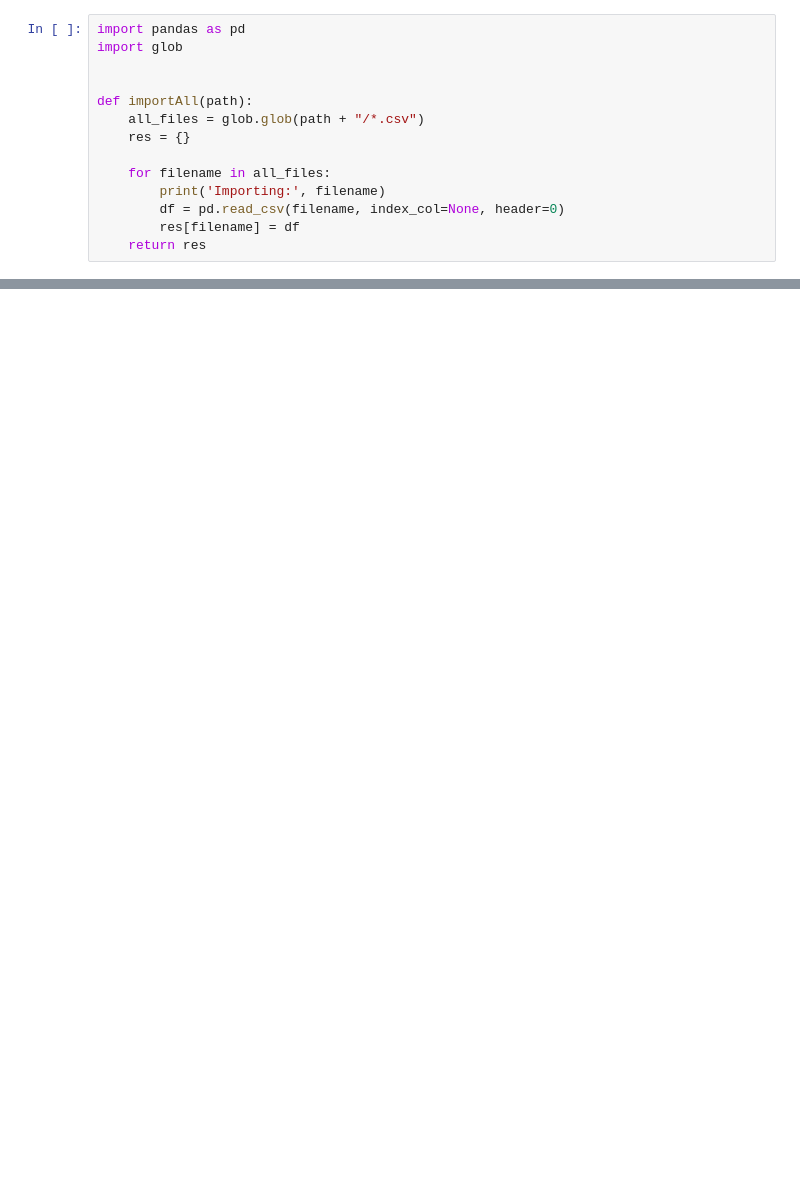
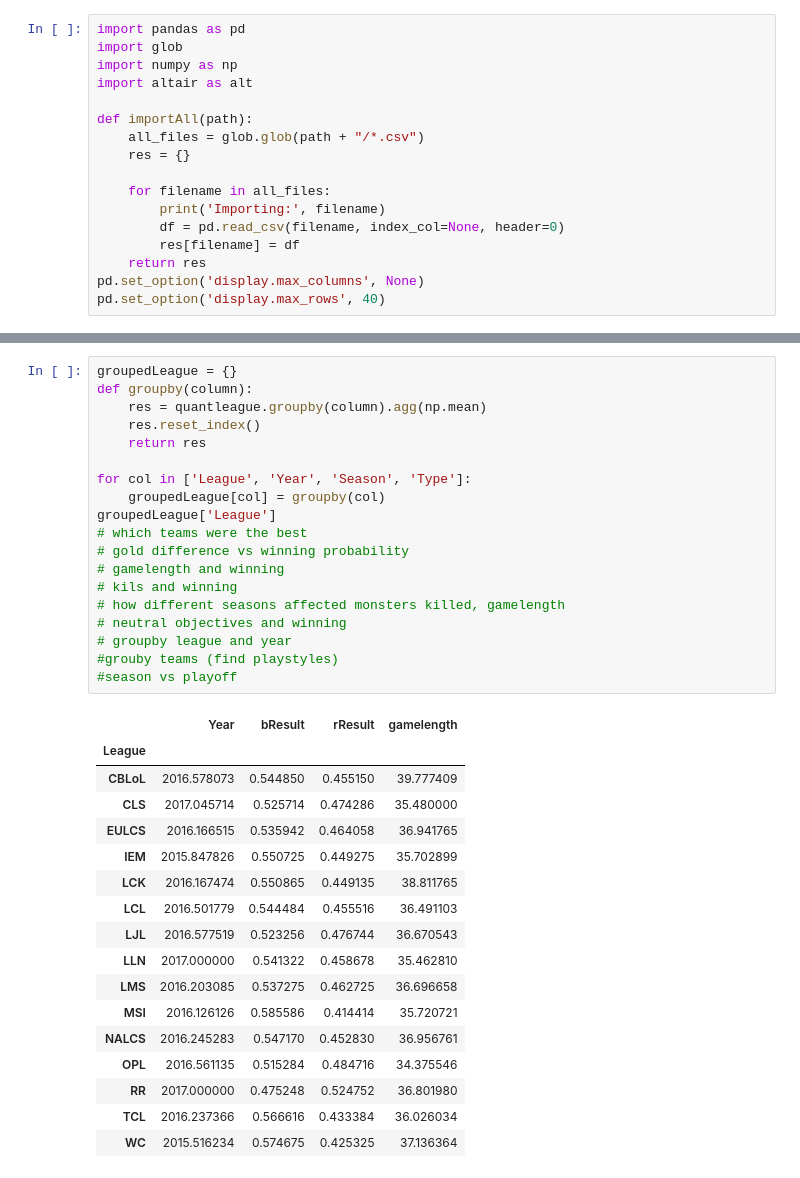
Before and after one commit to ezhang7423/ds100-final, a Jupyter notebook: model.ipynb, the cells around one changed output, grey strips where cells are left out. Drawn from its saved outputs; the diff is of its cells as text; blank space fills up the shorter version.

```diff
--- a/model.ipynb
+++ b/model.ipynb
@@ -1,7 +1,8 @@
 # %%
 import pandas as pd
 import glob
-
+import numpy as np
+import altair as alt
 
 def importAll(path):
     all_files = glob.glob(path + "/*.csv")
@@ -12,3 +13,5 @@ def importAll(path):
         df = pd.read_csv(filename, index_col=None, header=0)
         res[filename] = df
     return res
+pd.set_option('display.max_columns', None)
+pd.set_option('display.max_rows', 40)
@@ -45,0 +131,37 @@ dict_keys(['3173/champs.csv', '3173/matches.csv', '3173/participants.csv', '3173
+# %%
+groupedLeague = {}
+def groupby(column):
+    res = quantleague.groupby(column).agg(np.mean)
+    res.reset_index()
+    return res
+
+for col in ['League', 'Year', 'Season', 'Type']:
+    groupedLeague[col] = groupby(col)
+groupedLeague['League']
+# which teams were the best
+# gold difference vs winning probability
+# gamelength and winning
+# kils and winning
+# how different seasons affected monsters killed, gamelength
+# neutral objectives and winning
+# groupby league and year
+#grouby teams (find playstyles)
+#season vs playoff
+# %% [output]
+|  | Year | bResult | rResult | gamelength |
+| League |  |  |  |  |
+| CBLoL | 2016.578073 | 0.544850 | 0.455150 | 39.777409 |
+| CLS | 2017.045714 | 0.525714 | 0.474286 | 35.480000 |
+| EULCS | 2016.166515 | 0.535942 | 0.464058 | 36.941765 |
+| IEM | 2015.847826 | 0.550725 | 0.449275 | 35.702899 |
+| LCK | 2016.167474 | 0.550865 | 0.449135 | 38.811765 |
+| LCL | 2016.501779 | 0.544484 | 0.455516 | 36.491103 |
+| LJL | 2016.577519 | 0.523256 | 0.476744 | 36.670543 |
+| LLN | 2017.000000 | 0.541322 | 0.458678 | 35.462810 |
+| LMS | 2016.203085 | 0.537275 | 0.462725 | 36.696658 |
+| MSI | 2016.126126 | 0.585586 | 0.414414 | 35.720721 |
+| NALCS | 2016.245283 | 0.547170 | 0.452830 | 36.956761 |
+| OPL | 2016.561135 | 0.515284 | 0.484716 | 34.375546 |
+| RR | 2017.000000 | 0.475248 | 0.524752 | 36.801980 |
+| TCL | 2016.237366 | 0.566616 | 0.433384 | 36.026034 |
+| WC | 2015.516234 | 0.574675 | 0.425325 | 37.136364 |
```
Also changed, not shown: parts of 11 cells of this notebook.
